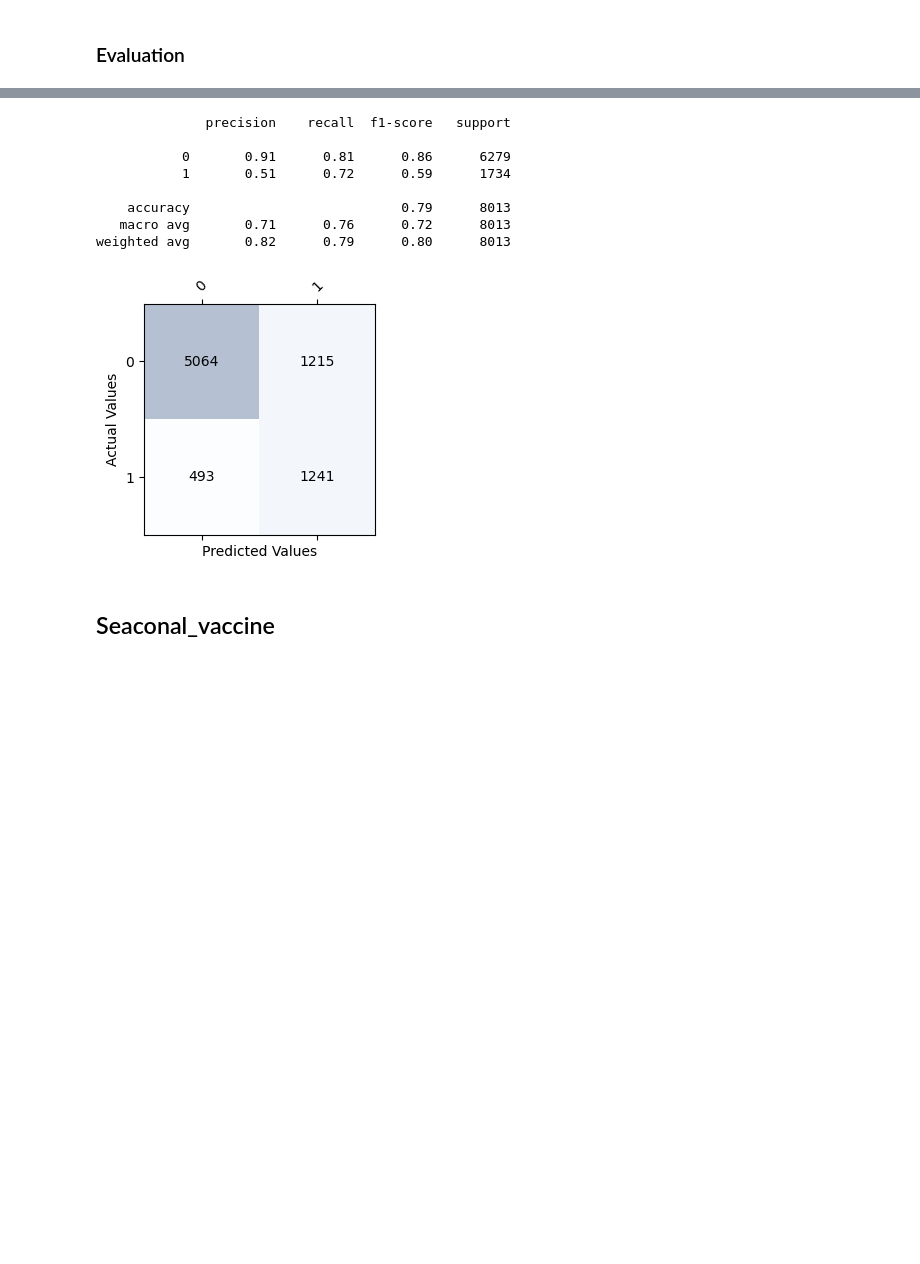
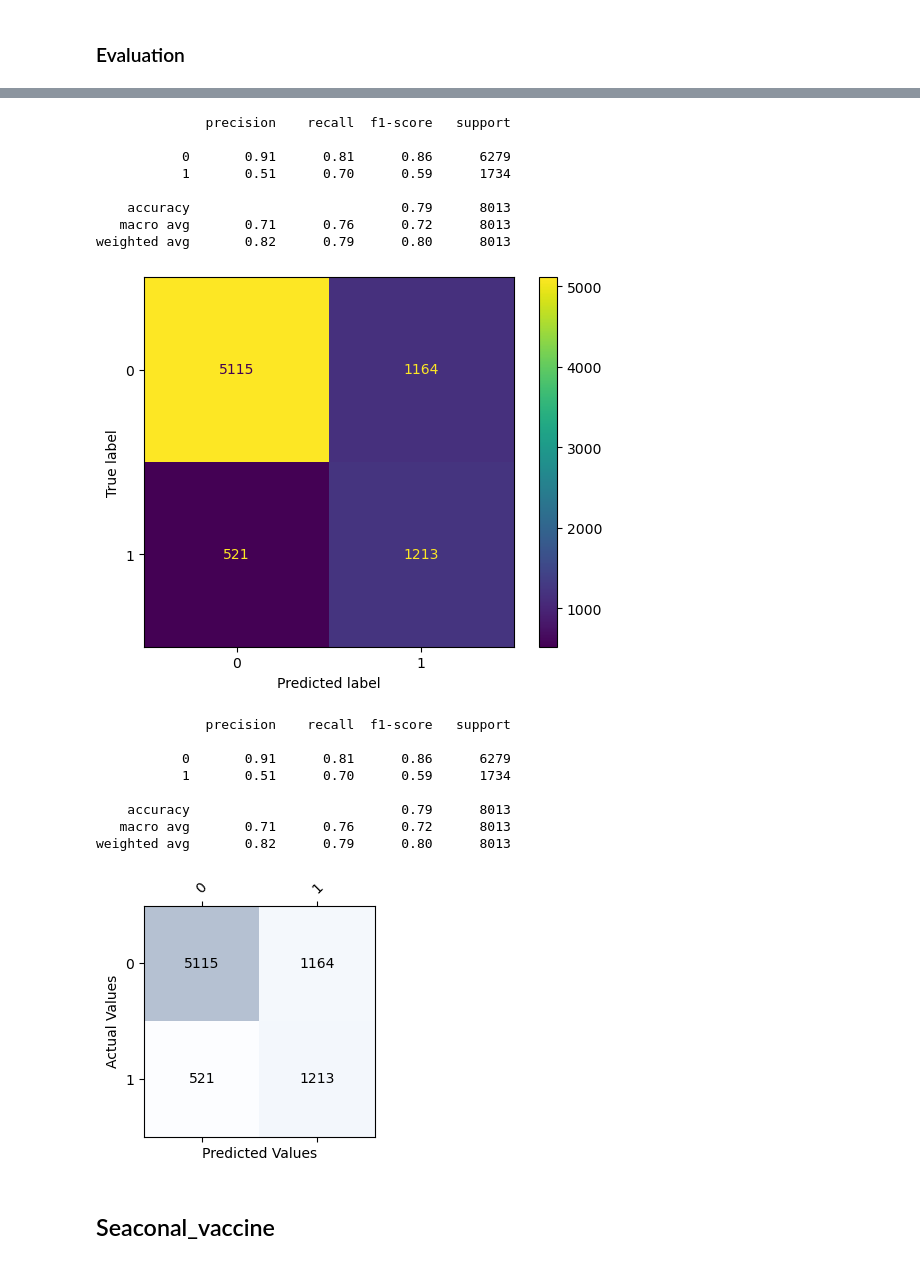
Before and after one commit to losemytoy/Vaccine_rate_machine_learning, a Jupyter notebook: CourseWork2.ipynb, the cells around one changed output, grey strips where cells are left out. Saved outputs shown, nothing was run; the diff lists cells and outputs as text; code cells hidden in the pictures; blank space fills up the shorter version.

```diff
--- a/CourseWork2.ipynb
+++ b/CourseWork2.ipynb
@@ -39,7 +42,7 @@ for item in cat_cols:
 # %%
-df_feature['h1n1_vaccine'] = df_label['h1n1_vaccine']
-df_feature['seasonal_vaccine'] = df_label['seasonal_vaccine']
-df_vac = df_label['h1n1_vaccine'] | df_label['seasonal_vaccine']
+# df_feature['h1n1_vaccine'] = df_label['h1n1_vaccine']
+# df_feature['seasonal_vaccine'] = df_label['seasonal_vaccine']
+# df_vac = df_label['h1n1_vaccine'] | df_label['seasonal_vaccine']
 # %%
 df_feature = df_feature.drop(columns='respondent_id',axis=1)
 # %%
@@ -60,8 +94,3 @@ plt.hist(df_feature["age_group"], bins = 5)
 plt.xlabel("Hourse Power")
 plt.ylabel("Count")
 plt.title("Total Horsepower Bins")
-# %%
-columns = ['hhs_geo_region','census_msa','age_group','education','race','sex','income_poverty','marital_status','rent_or_own','employment_status']
-encoder = preprocessing.LabelEncoder()
-for column in columns:
-    df_feature[column] = encoder.fit_transform(df_feature[column])
@@ -116,19 +127,22 @@ train_data = df_feature.dropna()
 ## Correlation
 # %%
 from scipy import stats
-# features = ["h1n1_concern","h1n1_knowledge","behavioral_antiviral_meds","behavioral_avoidance"]
-# features = df_feature.
 pNUm = []
+sNum = []
 pX = []
-i=0
+i=1
 for column in train_data.drop(columns=['h1n1_vaccine','seasonal_vaccine'],axis=1,inplace=False).columns.values:
     pearson_coef,p_value = stats.pearsonr(train_data[column],train_data['h1n1_vaccine'])
+    pearson_coef2,p_value2 = stats.pearsonr(train_data[column],train_data['seasonal_vaccine'])
     pNUm.append(pearson_coef)
-    pX.append(column)
-    # print(column," : The Pearson Correlation Coefficient is", pearson_coef, " with a P-value of P =", p_value)
-print(pX)
+    sNum.append(pearson_coef2)
+    pX.append(str(i)+':'+column)
+    i += 1
 plt.figure(figsize=[15,5])
 plt.plot(range(1,33,1),pNUm)
+plt.plot(range(1,33,1),sNum)
+plt.legend(['h1n1_vaccine','seasonal_vaccine'],loc = 'upper right')
 plt.xticks(range(1,33,1))
 plt.show()
+print(pX)
 # %% [output]
@@ -311,8 +326,8 @@ print("\tBest Params: ")
 for key, value in trial1.params.items():
     print("    {}: {}".format(key, value))
 # %%
-param_test1 = {'depth':range(6,10,1)}
-CB1 = GridSearchCV(estimator = CatBoostClassifier(eval_metric="AUC",task_type="GPU",random_seed=42,od_type="Iter",l2_leaf_reg=2,learning_rate=0.01),
+param_test1 = {'depth':range(6,11,1),'early_stopping_rounds':range(60,100,10),'l2_leaf_reg':range(1,5)}
+CB1 = GridSearchCV(estimator = CatBoostClassifier(eval_metric="AUC",task_type="CPU",random_seed=42,od_type="Iter",learning_rate=0.1),
                        param_grid = param_test1, scoring='roc_auc',cv=10)
 CB1.fit(X_train,y_train)
 print(CB1.cv_results_,CB1.best_params_, CB1.best_score_)
@@ -381,31 +377,47 @@ plt.show()
 # %%
-cm = confusion_matrix(y_test, y_pred_h1n1)
+cm = confusion_matrix(y_test, y_pred_h1n1,labels=model_h1n1.classes_)
+
+disp = ConfusionMatrixDisplay(confusion_matrix=cm, display_labels=model_h1n1.classes_)
+disp.plot()
+print(classification_report(y_test, y_pred_h1n1))
+plt.show()
+
+
 # Plot confusion matrix,
 fig, ax = plt.subplots(figsize=(3, 3))
 ax.matshow(cm, cmap=plt.cm.Blues, alpha=0.3)
 for i in range(cm.shape[0]):
     for j in range(cm.shape[1]):
         ax.text(x=j, y=i,
             s=cm[i, j],
             va='center', ha='center')
 
 classes=["0","1"]
 tick_marks = np.arange(len(classes))
 plt.xticks(tick_marks, classes, rotation=45)
 plt.yticks(tick_marks, classes)
 plt.xlabel('Predicted Values', )
 plt.ylabel('Actual Values');
 print(classification_report(y_test, y_pred_h1n1))
 # %% [output]
               precision    recall  f1-score   support
 
            0       0.91      0.81      0.86      6279
-           1       0.51      0.72      0.59      1734
+           1       0.51      0.70      0.59      1734
 
     accuracy                           0.79      8013
    macro avg       0.71      0.76      0.72      8013
 weighted avg       0.82      0.79      0.80      8013
-[figure, old version]
+[figure, new version]
+              precision    recall  f1-score   support
+
+           0       0.91      0.81      0.86      6279
+           1       0.51      0.70      0.59      1734
+
+    accuracy                           0.79      8013
+   macro avg       0.71      0.76      0.72      8013
+weighted avg       0.82      0.79      0.80      8013
+[figure, added]
 # %% [markdown]
 ## Seaconal_vaccine
 # %% [markdown]
```
Also changed, not shown: parts of 15 cells of this notebook.
